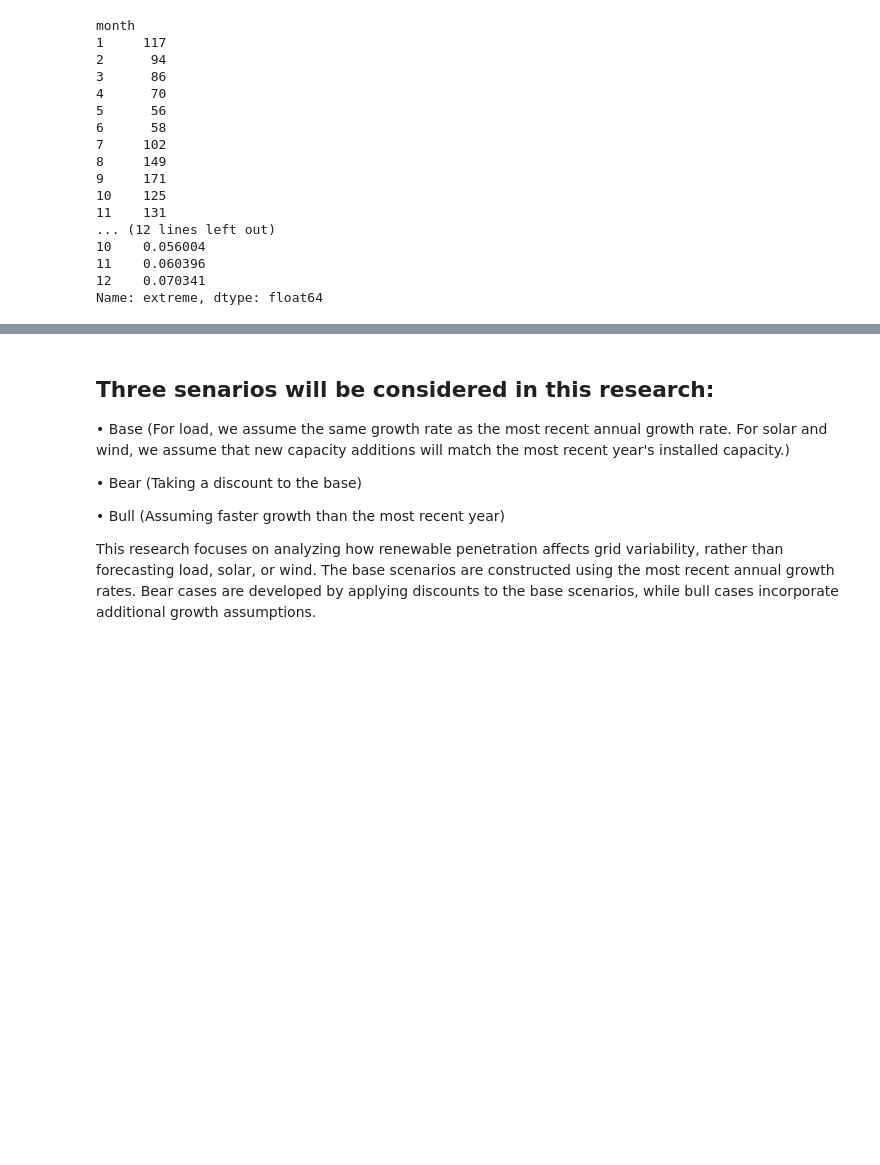
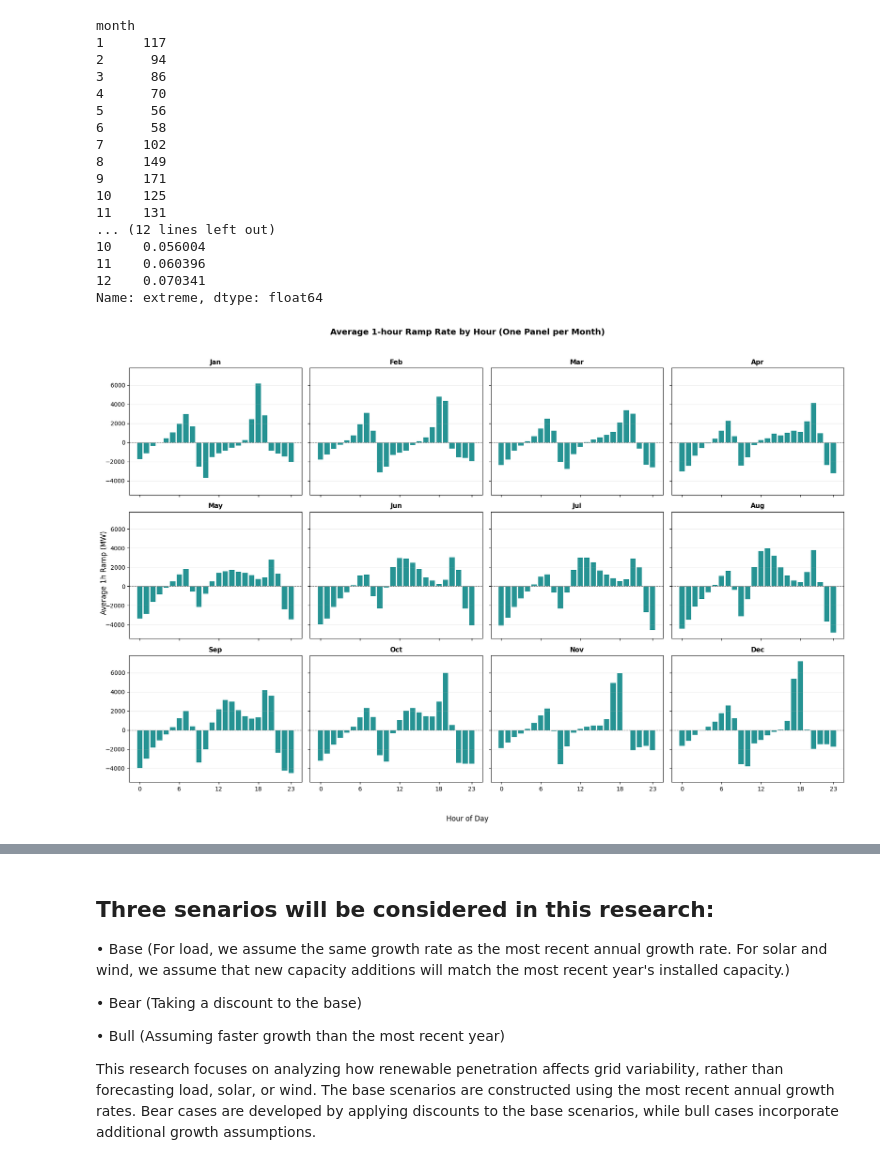
Before and after one commit to kylezlin-hub/Renewable-PowerGrid-Risk, a Jupyter notebook: notebooks/risk_analysis.ipynb, the cells around one changed output, grey strips where cells are left out. Saved outputs shown, nothing was run; the diff lists cells and outputs as text; code cells hidden in the pictures; blank space fills up the shorter version.

```diff
--- a/notebooks/risk_analysis.ipynb
+++ b/notebooks/risk_analysis.ipynb
@@ -211,3 +211,43 @@ month
 11    0.060396
 12    0.070341
 Name: extreme, dtype: float64
+# %%
+# 12 monthly graphs: average 1-hour ramp rate by hour of day (bar chart)
+# Purpose: compare intraday ramp profile for each month (1 to 12)
+df["month"] = pd.to_datetime(df["datetime"]).dt.month
+df["hour"] = pd.to_datetime(df["datetime"]).dt.hour
+
+monthly_hourly_avg_ramp = (
+    df.groupby(["month", "hour"])["ramp_1h"]
+    .mean()
+    .unstack("hour")
+    .reindex(index=range(1, 13), columns=range(24))
+)
+
+fig, axes = plt.subplots(3, 4, figsize=(18, 12), sharex=True, sharey=True)
+month_names = [
+    "Jan", "Feb", "Mar", "Apr", "May", "Jun",
+    "Jul", "Aug", "Sep", "Oct", "Nov", "Dec",
+]
+
+for month in range(1, 13):
+    ax = axes[(month - 1) // 4, (month - 1) % 4]
+    ax.bar(
+        monthly_hourly_avg_ramp.columns,
+        monthly_hourly_avg_ramp.loc[month].values,
+        color="teal",
+        alpha=0.85,
+        width=0.8,
+    )
+    ax.axhline(0, color="gray", linestyle="--", linewidth=0.8)
+    ax.set_title(f"{month_names[month - 1]}", fontsize=11, fontweight="bold")
+    ax.set_xticks([0, 6, 12, 18, 23])
+    ax.grid(axis="y", alpha=0.25)
+
+fig.suptitle("Average 1-hour Ramp Rate by Hour (One Panel per Month)", fontsize=14, fontweight="bold")
+fig.supxlabel("Hour of Day")
+fig.supylabel("Average 1h Ramp (MW)")
+plt.tight_layout(rect=[0, 0.03, 1, 0.96])
+plt.show()
+# %% [output]
+[figure, added]
```
Also changed, not shown: parts of 3 cells of this notebook, 8 other files.
